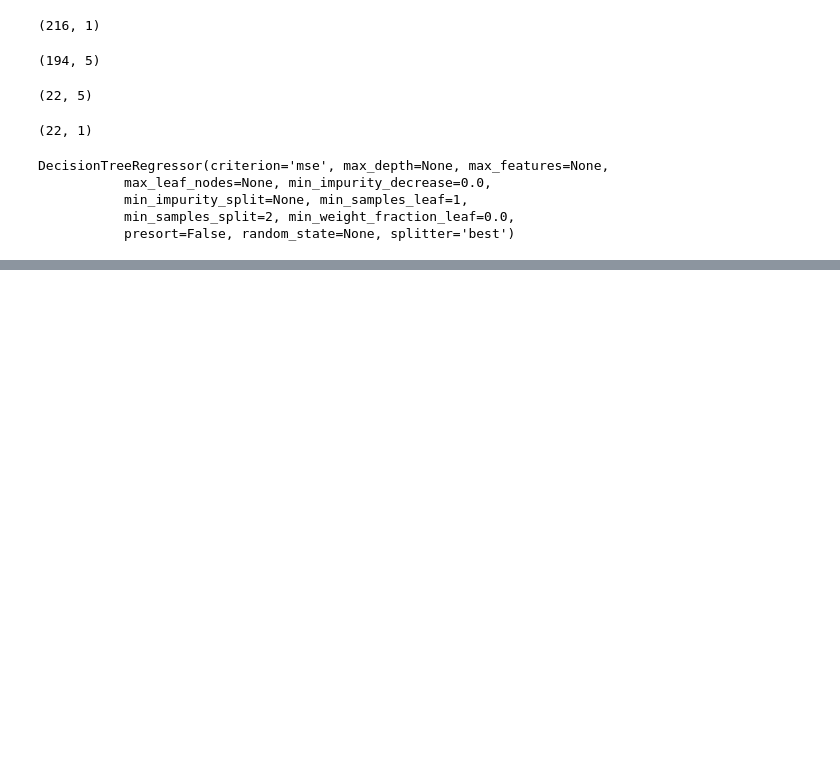
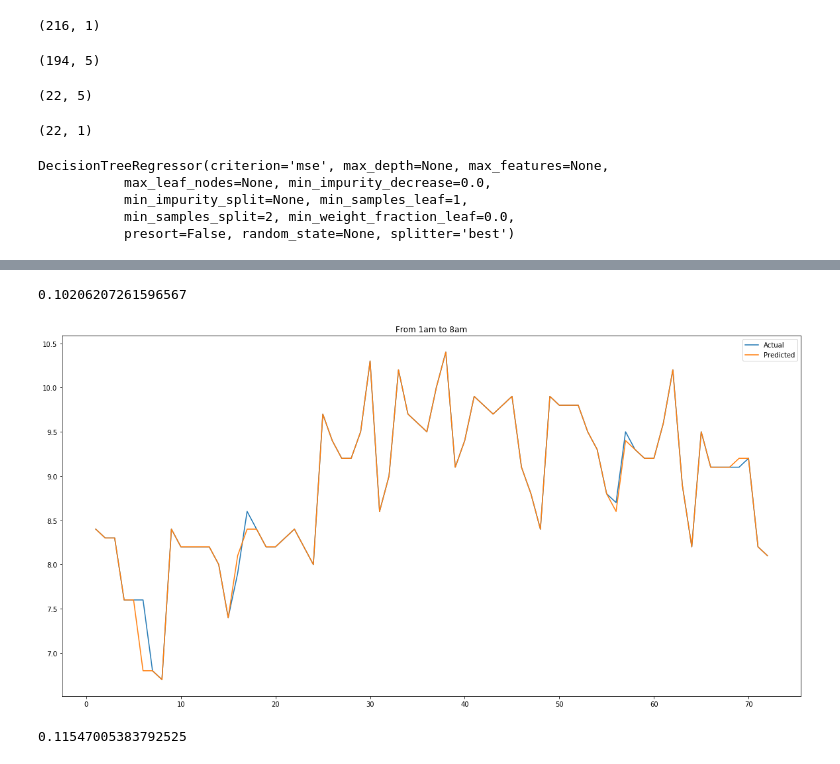
Before and after one commit to ghaffaru/electric-load-demand-forecast, a Jupyter notebook: hourly_train.ipynb, the cells around one changed output, grey strips where cells are left out. Cells and saved outputs as stored; diff of their text form; code cells hidden in the pictures; blank space fills up the shorter version.

Commit message:
to august data

```diff
--- a/hourly_train.ipynb
+++ b/hourly_train.ipynb
@@ -324,0 +325,19 @@ plt.show()
+# %%
+first_eight_hours_data = data[data['HOURS'] < 9]
+# %%
+first_eight_hours_features = first_eight_hours_data[['HOURS','TEMPERATURE','DAYS','HUMIDITY','MONTHS']]
+# %%
+first_eight_hours_labels = first_eight_hours_data[['HISTORIC LOAD(MW)']]
+# %%
+np.sqrt(mean_squared_error(first_eight_hours_labels, model.predict(first_eight_hours_features)))
+# %% [output]
+0.10206207261596567
+# %%
+plt.figure(figsize=(20,10))
+plt.plot(np.arange(1,73), first_eight_hours_labels['HISTORIC LOAD(MW)'])
+plt.plot(np.arange(1,73), model.predict(first_eight_hours_features))
+plt.legend(['Actual','Predicted'])
+plt.title('From 1am to 8am')
+plt.show()
+# %% [output]
+[figure, added]
@@ -324,0 +350,4 @@ plt.show()
+# %%
+np.sqrt(mean_squared_error(second_eight_hours_labels, model.predict(second_eight_hours_features)))
+# %% [output]
+0.11547005383792525
```
Also changed, not shown: parts of 18 cells of this notebook, 24 other files.
